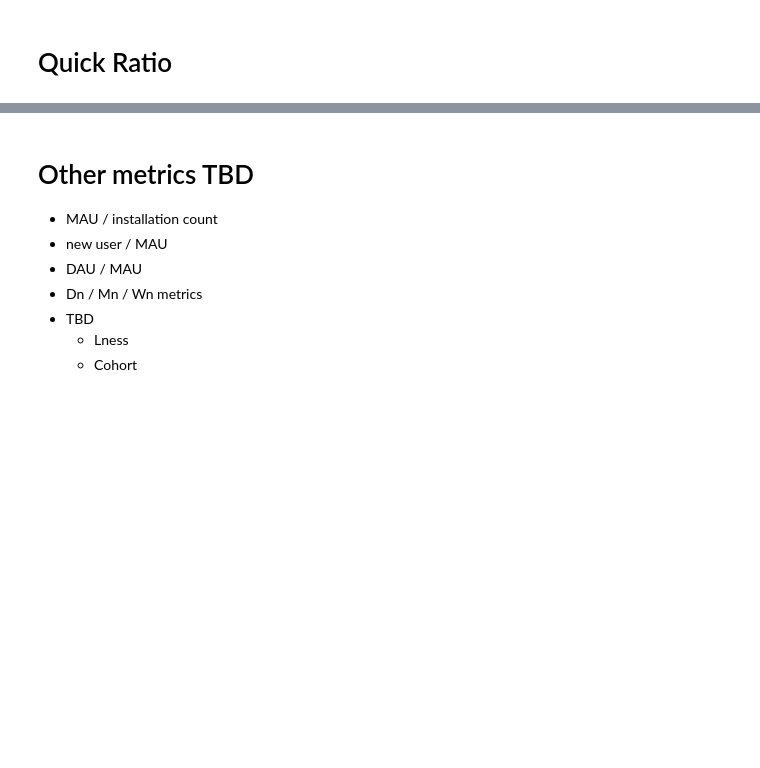
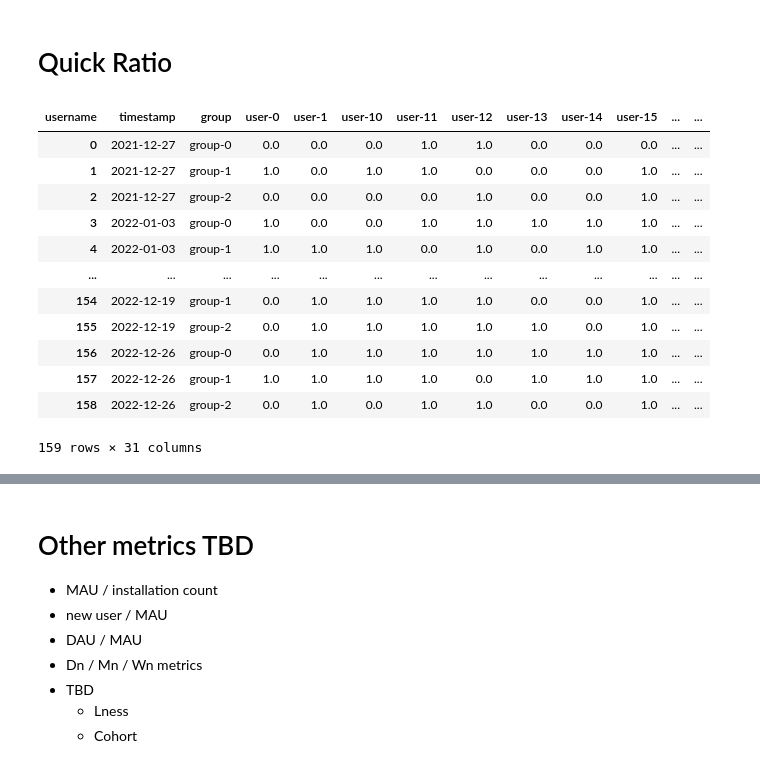
Before and after one commit to hidek84/product-growth-analysis, a Jupyter notebook: product-growth-analysis.ipynb, the cells around one changed output, grey strips where cells are left out. Cells and saved outputs as stored; diff of their text form; code cells hidden in the pictures; blank space fills up the shorter version.

```diff
--- a/product-growth-analysis.ipynb
+++ b/product-growth-analysis.ipynb
@@ -64,7 +65,9 @@ df.head()
 def create_matrix_username_index(df, add_column):
     return (
         df.reset_index()
-        .pivot(index=[COL_USERNAME, add_column], columns=[COL_TIMESTAMP], values=["count"])
+        .pivot(
+            index=[COL_USERNAME, add_column], columns=[COL_TIMESTAMP], values=["count"]
+        )
         .droplevel(axis=1, level=0)
         .fillna(0)
     )
@@ -73,7 +76,9 @@ def create_matrix_username_index(df, add_column):
 def create_matrix_timestamp_index(df, add_column):
     return (
         df.reset_index()
-        .pivot(index=[COL_TIMESTAMP, add_column], columns=[COL_USERNAME], values=["count"])
+        .pivot(
+            index=[COL_TIMESTAMP, add_column], columns=[COL_USERNAME], values=["count"]
+        )
         .droplevel(axis=1, level=0)
         .fillna(0)
     )
@@ -86,7 +91,9 @@ def common_new_user(df, add_column):
         .to_frame(name=COL_TIMESTAMP)
         .assign(count=1)
         .reset_index()
-        .pivot(index=[COL_USERNAME, add_column], columns=[COL_TIMESTAMP], values="count")
+        .pivot(
+            index=[COL_USERNAME, add_column], columns=[COL_TIMESTAMP], values="count"
+        )
         .sort_index()
         .fillna(0)
     )
@@ -172,7 +179,6 @@ def get_au1_au2(df, add_column, freq1, freq2):
     ).dropna()[["count"]]
 
 
-
 # Test
 display(create_matrix_username_index(df, COL_GROUP).head())
 # display(create_matrix_timestamp_index(df, COL_GROUP).head())
@@ -238,13 +244,14 @@ fig_quick_ratio = go.Scattergl(
     mode="lines+markers",
 )
 
-facet_col_args = {"facet_col": "group", "facet_col_wrap": 2}
+facet_col_args = {"facet_col": COL_GROUP, "facet_col_wrap": 2}
 commomn_layout = {
     "width": 1200,
     "height": 800,
     "margin": {"r": 200},
 }
 
+display(new.reset_index())
 fig_per_group = (
     px.bar(
         new.reset_index(),
@@ -264,20 +271,26 @@ fig_dau = px.line(
 ).update_traces(line_color="green")
 fig_per_group.add_traces(fig_dau.data)
 
-per_type_df = new.reset_index().melt(
-            id_vars=[COL_TIMESTAMP, "group", "dau"],
-            value_vars=["new_user", "retained_user", "resurrected_user", "churned_user"],
-            value_name="count",
-        ).pivot(
-            index=[COL_TIMESTAMP, COL_USERNAME], columns="group", values="count"
-        ).reset_index().rename(
-            columns={COL_USERNAME: "type"}
-        )
+per_type_df = (
+    new.reset_index()
+    .melt(
+        id_vars=[COL_TIMESTAMP, COL_GROUP, "dau"],
+        value_vars=["new_user", "retained_user", "resurrected_user", "churned_user"],
+        value_name="count",
+    )
+    .pivot(index=[COL_TIMESTAMP, COL_USERNAME], columns=COL_GROUP, values="count")
+    .reset_index()
+    .rename(columns={COL_USERNAME: "type"})
+)
 fig_per_type = (
     px.bar(
         per_type_df,
         x=COL_TIMESTAMP,
-        y=[col for col in per_type_df.columns if col not in ['group','timestamp','type']],
+        y=[
+            col
+            for col in per_type_df.columns
+            if col not in [COL_GROUP, COL_TIMESTAMP, "type"]
+        ],
         **{"facet_col": "type", "facet_col_wrap": 2}
     )
 ).update_layout(**commomn_layout)
@@ -296,31 +309,44 @@ fig_quick_ratio = (
 fig_auau = px.line(
     get_au1_au2(df, COL_GROUP, "W", "4W").reset_index(),
     x=COL_TIMESTAMP,
     y="count",
     **facet_col_args
 )
 
 # Dash
 app = JupyterDash(__name__)
 server = app.server
 app.layout = html.Div(
     [
         dcc.Graph(figure=fig_per_type),
         dcc.Graph(figure=fig_per_group),
         dcc.Graph(figure=fig_quick_ratio),
         dcc.Graph(figure=fig_auau),
         dash_table.DataTable(
             data=create_matrix_username_index(df, COL_GROUP)
             .sum(axis=1)
             .to_frame(name="count")
             .reset_index()
             .to_dict("records"),
             sort_action="native",
         ),
     ]
 )
 
 if __name__ == "__main__":
     app.run_server(mode="inline")
 # %% [output]
+| username | timestamp | group | user-0 | user-1 | user-10 | user-11 | user-12 | user-13 | user-14 | user-15 | ... | ... |
+| 0 | 2021-12-27 | group-0 | 0.0 | 0.0 | 0.0 | 1.0 | 1.0 | 0.0 | 0.0 | 0.0 | ... | ... |
+| 1 | 2021-12-27 | group-1 | 1.0 | 0.0 | 1.0 | 1.0 | 0.0 | 0.0 | 0.0 | 1.0 | ... | ... |
+| 2 | 2021-12-27 | group-2 | 0.0 | 0.0 | 0.0 | 0.0 | 1.0 | 0.0 | 0.0 | 1.0 | ... | ... |
+| 3 | 2022-01-03 | group-0 | 1.0 | 0.0 | 0.0 | 1.0 | 1.0 | 1.0 | 1.0 | 1.0 | ... | ... |
+| 4 | 2022-01-03 | group-1 | 1.0 | 1.0 | 1.0 | 0.0 | 1.0 | 0.0 | 1.0 | 1.0 | ... | ... |
+| ... | ... | ... | ... | ... | ... | ... | ... | ... | ... | ... | ... | ... |
+| 154 | 2022-12-19 | group-1 | 0.0 | 1.0 | 1.0 | 1.0 | 1.0 | 0.0 | 0.0 | 1.0 | ... | ... |
+| 155 | 2022-12-19 | group-2 | 0.0 | 1.0 | 1.0 | 1.0 | 1.0 | 1.0 | 0.0 | 1.0 | ... | ... |
+| 156 | 2022-12-26 | group-0 | 0.0 | 1.0 | 1.0 | 1.0 | 1.0 | 1.0 | 1.0 | 1.0 | ... | ... |
+| 157 | 2022-12-26 | group-1 | 1.0 | 1.0 | 1.0 | 1.0 | 0.0 | 1.0 | 1.0 | 1.0 | ... | ... |
+| 158 | 2022-12-26 | group-2 | 0.0 | 1.0 | 0.0 | 1.0 | 1.0 | 0.0 | 0.0 | 1.0 | ... | ... |
+159 rows × 31 columns
 [interactive output not drawn]
```
Also changed, not shown: parts of 2 cells of this notebook.
